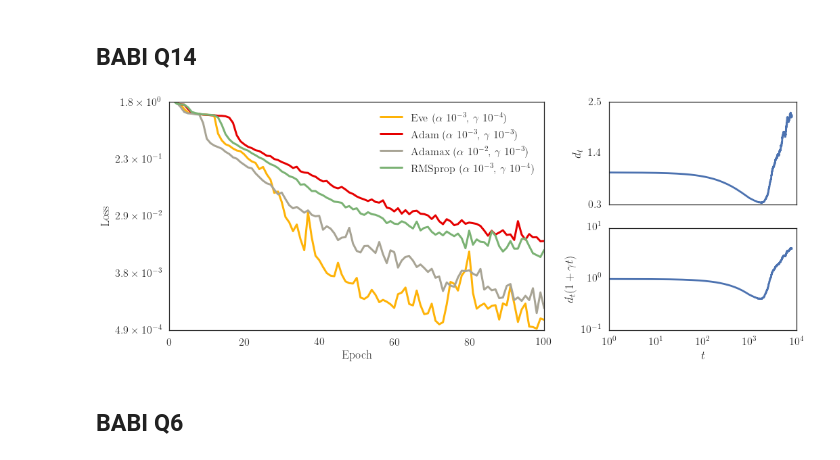
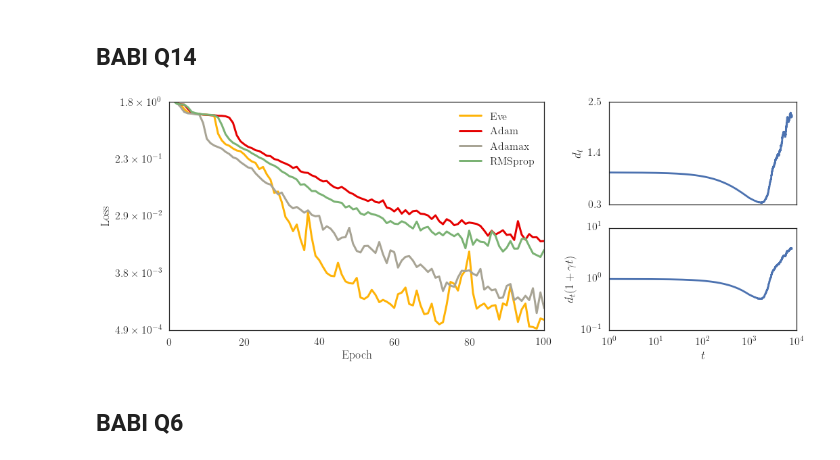
Before and after one commit to jayanthkoushik/sgd-feedback, a Jupyter notebook: src/compare_opts.ipynb, the cells around one changed output. Saved outputs shown, nothing was run; the diff lists cells and outputs as text; code cells hidden in the pictures.

Commit message:
Update paper figures

```diff
--- a/src/compare_opts.ipynb
+++ b/src/compare_opts.ipynb
@@ -180,9 +193,9 @@ generic_visualize("gru", "babi_q19", saveax1="../data/paper_figures/gru_babi_q19
 # %% [markdown]
 ## BABI Q14
 # %%
-generic_visualize("gru", "babi_q14")
+generic_visualize("gru", "babi_q14", saveax1="../data/paper_figures/gru_babi_q14.eps", nolrg=True)
 # %% [output]
-[figure, old version]
+[figure, new version]
 # %% [markdown]
 ## BABI Q6
 # %%
```
Also changed, not shown: parts of 2 cells of this notebook, 6 other files.
